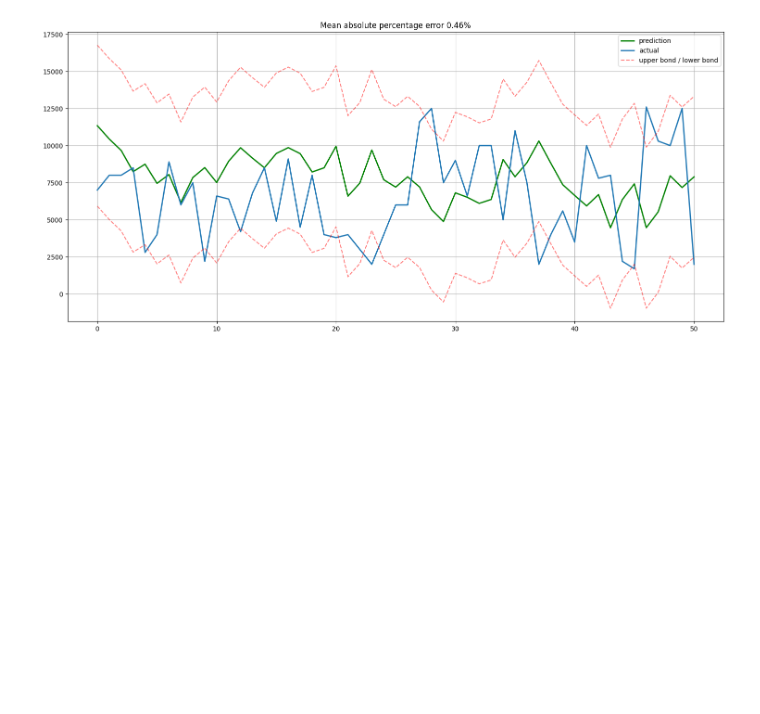
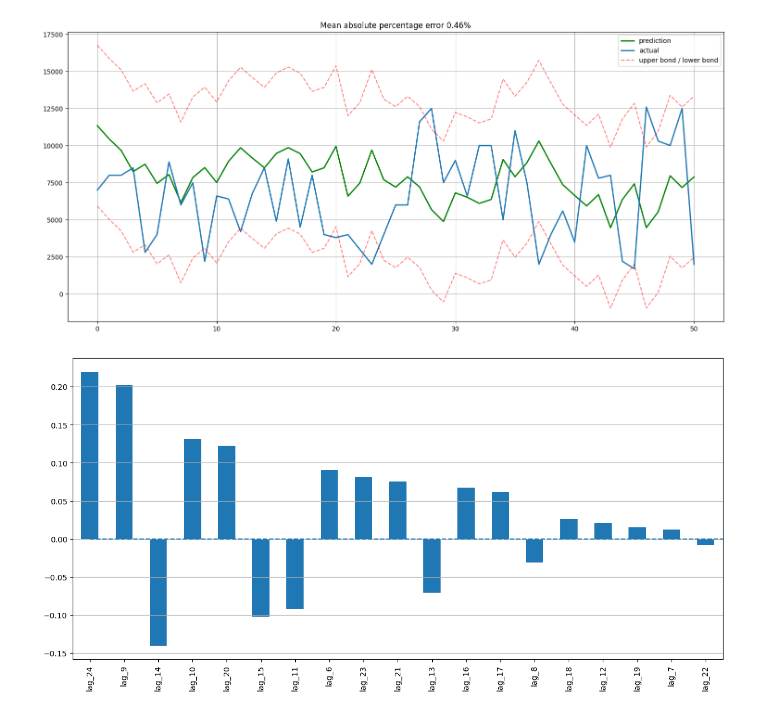
Before and after one commit to wessware/time_series_forecasting_linear_ml_models, a Jupyter notebook: models/linear_regressor_time_series_forecaster.ipynb, the cells around one changed output. Cells and saved outputs as stored; diff of their text form; code cells hidden in the pictures; blank space fills up the shorter version.

Commit message:
lr coefficients plot

```diff
--- a/models/linear_regressor_time_series_forecaster.ipynb
+++ b/models/linear_regressor_time_series_forecaster.ipynb
@@ -181,3 +181,8 @@ def plotCoefficients(model):
 
     plt.grid(True, axis='y')
     plt.hlines(y=0, xmin=0, xmax=len(coefs), linestyles='dashed')
+# %%
+
+plotCoefficients(lr)
+# %% [output]
+[figure, added]
```
